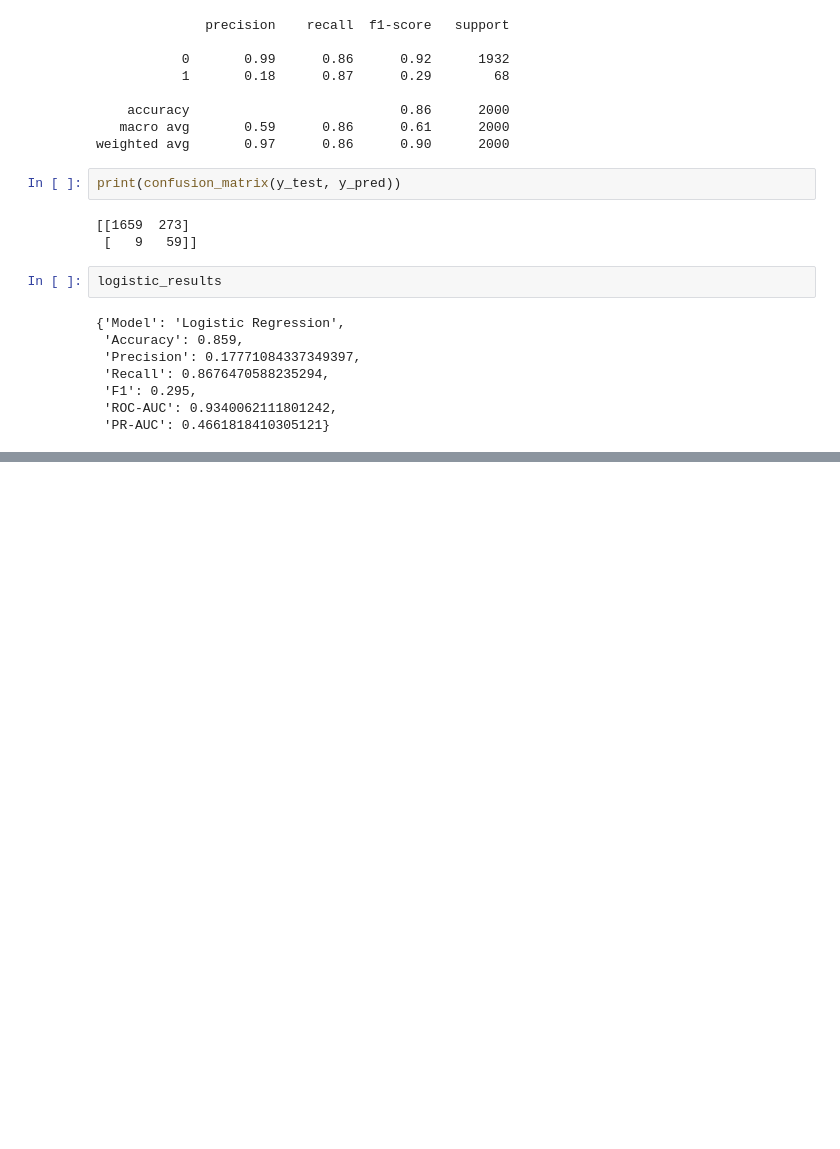
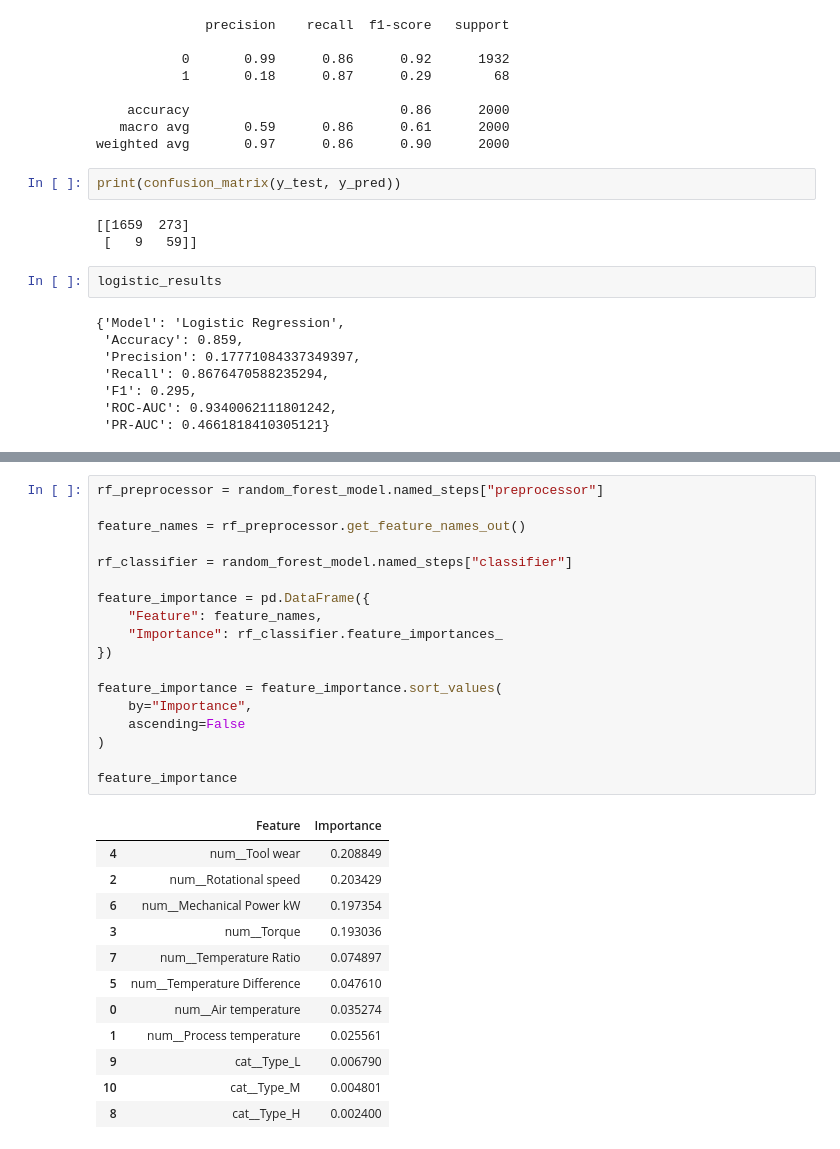
Before and after one commit to ankith0921/Industrial-predictive-maintenance, a Jupyter notebook: notebooks/01_dataset_exploration.ipynb, the cells around one changed output, grey strips where cells are left out. Saved outputs shown, nothing was run; the diff lists cells and outputs as text; blank space fills up the shorter version.

```diff
--- a/notebooks/01_dataset_exploration.ipynb
+++ b/notebooks/01_dataset_exploration.ipynb
@@ -714,0 +838,31 @@ logistic_results
+# %%
+rf_preprocessor = random_forest_model.named_steps["preprocessor"]
+
+feature_names = rf_preprocessor.get_feature_names_out()
+
+rf_classifier = random_forest_model.named_steps["classifier"]
+
+feature_importance = pd.DataFrame({
+    "Feature": feature_names,
+    "Importance": rf_classifier.feature_importances_
+})
+
+feature_importance = feature_importance.sort_values(
+    by="Importance",
+    ascending=False
+)
+
+feature_importance
+# %% [output]
+|  | Feature | Importance |
+| 4 | num__Tool wear | 0.208849 |
+| 2 | num__Rotational speed | 0.203429 |
+| 6 | num__Mechanical Power kW | 0.197354 |
+| 3 | num__Torque | 0.193036 |
+| 7 | num__Temperature Ratio | 0.074897 |
+| 5 | num__Temperature Difference | 0.047610 |
+| 0 | num__Air temperature | 0.035274 |
+| 1 | num__Process temperature | 0.025561 |
+| 9 | cat__Type_L | 0.006790 |
+| 10 | cat__Type_M | 0.004801 |
+| 8 | cat__Type_H | 0.002400 |
```
Also changed, not shown: parts of 11 cells of this notebook.
